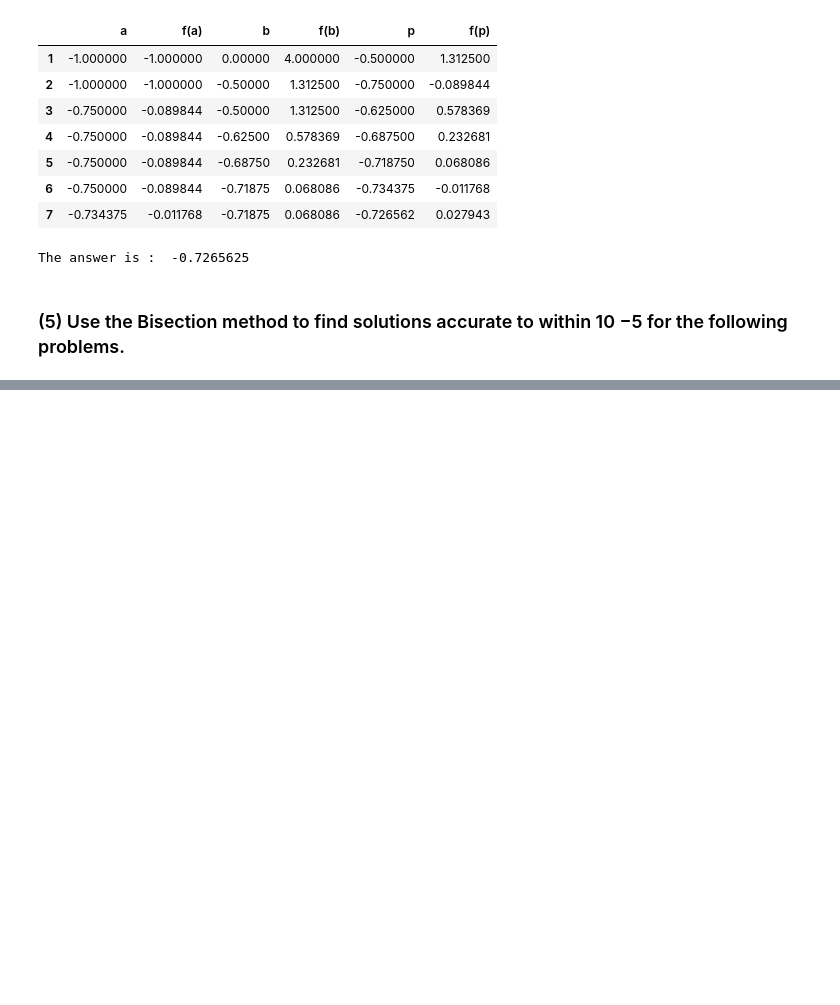
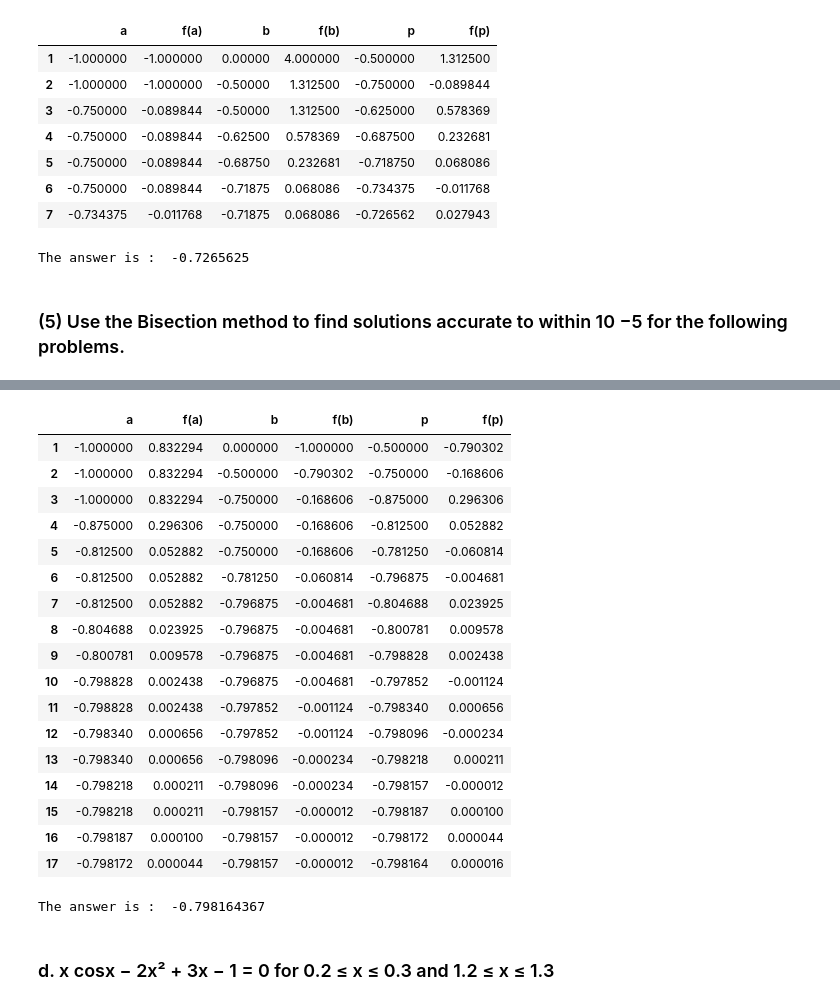
Before and after one commit to aadimator/numerical-computing, a Jupyter notebook: Bisection Method.ipynb, the cells around one changed output, grey strips where cells are left out. Drawn from its saved outputs; the diff is of its cells as text; code cells hidden in the pictures; blank space fills up the shorter version.

```diff
--- a/Bisection Method.ipynb
+++ b/Bisection Method.ipynb
@@ -318,0 +413,27 @@ The answer is :  -0.7265625
+# %%
+Bisection(-1, 0, f, tolerance=pow(10, -5), output="table")
+# %% [output]
+|  | a | f(a) | b | f(b) | p | f(p) |
+| 1 | -1.000000 | 0.832294 | 0.000000 | -1.000000 | -0.500000 | -0.790302 |
+| 2 | -1.000000 | 0.832294 | -0.500000 | -0.790302 | -0.750000 | -0.168606 |
+| 3 | -1.000000 | 0.832294 | -0.750000 | -0.168606 | -0.875000 | 0.296306 |
+| 4 | -0.875000 | 0.296306 | -0.750000 | -0.168606 | -0.812500 | 0.052882 |
+| 5 | -0.812500 | 0.052882 | -0.750000 | -0.168606 | -0.781250 | -0.060814 |
+| 6 | -0.812500 | 0.052882 | -0.781250 | -0.060814 | -0.796875 | -0.004681 |
+| 7 | -0.812500 | 0.052882 | -0.796875 | -0.004681 | -0.804688 | 0.023925 |
+| 8 | -0.804688 | 0.023925 | -0.796875 | -0.004681 | -0.800781 | 0.009578 |
+| 9 | -0.800781 | 0.009578 | -0.796875 | -0.004681 | -0.798828 | 0.002438 |
+| 10 | -0.798828 | 0.002438 | -0.796875 | -0.004681 | -0.797852 | -0.001124 |
+| 11 | -0.798828 | 0.002438 | -0.797852 | -0.001124 | -0.798340 | 0.000656 |
+| 12 | -0.798340 | 0.000656 | -0.797852 | -0.001124 | -0.798096 | -0.000234 |
+| 13 | -0.798340 | 0.000656 | -0.798096 | -0.000234 | -0.798218 | 0.000211 |
+| 14 | -0.798218 | 0.000211 | -0.798096 | -0.000234 | -0.798157 | -0.000012 |
+| 15 | -0.798218 | 0.000211 | -0.798157 | -0.000012 | -0.798187 | 0.000100 |
+| 16 | -0.798187 | 0.000100 | -0.798157 | -0.000012 | -0.798172 | 0.000044 |
+| 17 | -0.798172 | 0.000044 | -0.798157 | -0.000012 | -0.798164 | 0.000016 |
+# %%
+print("The answer is : " , Bisection(-1, 0, f, tolerance=pow(10, -5), output="answer"))
+# %% [output]
+The answer is :  -0.798164367
+# %% [markdown]
+### d. x cosx − 2x² + 3x − 1 = 0  for   0.2 ≤ x ≤ 0.3   and   1.2 ≤ x ≤ 1.3
```
Also changed, not shown: parts of 17 cells of this notebook.
